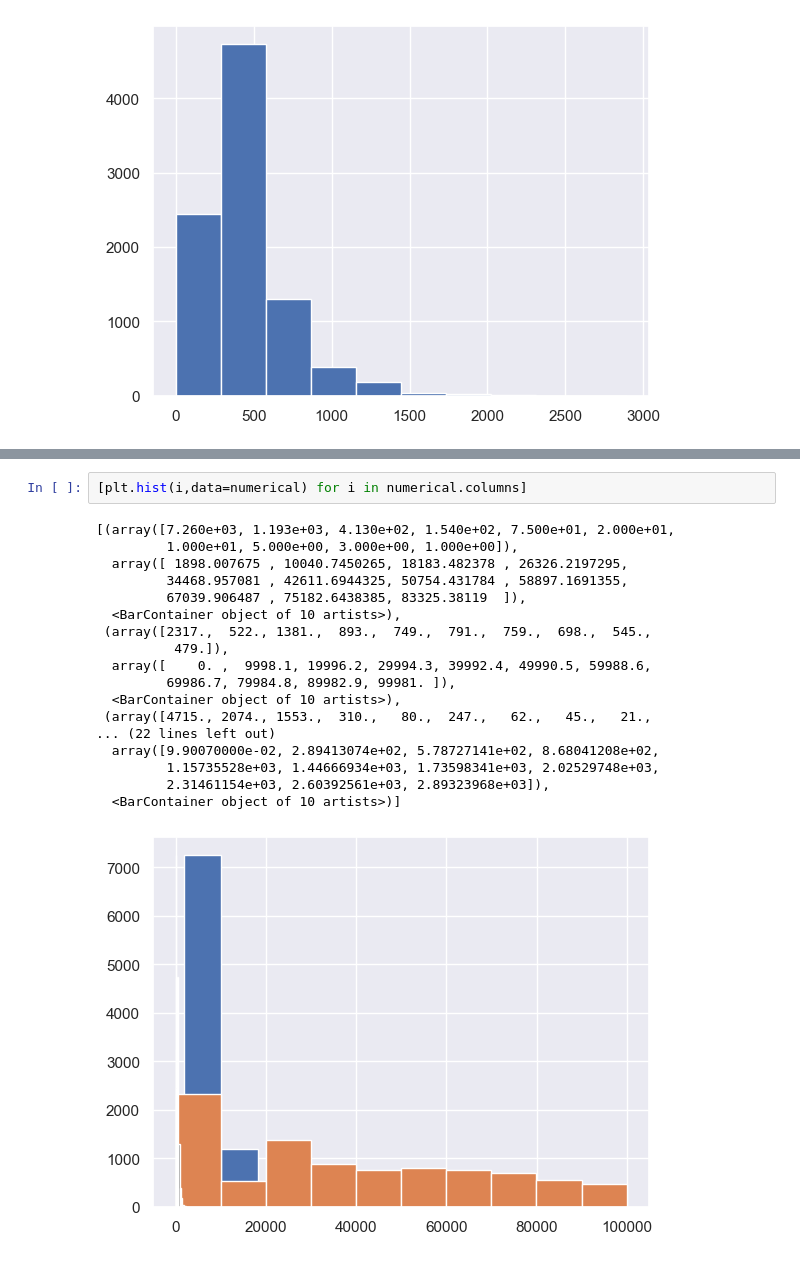
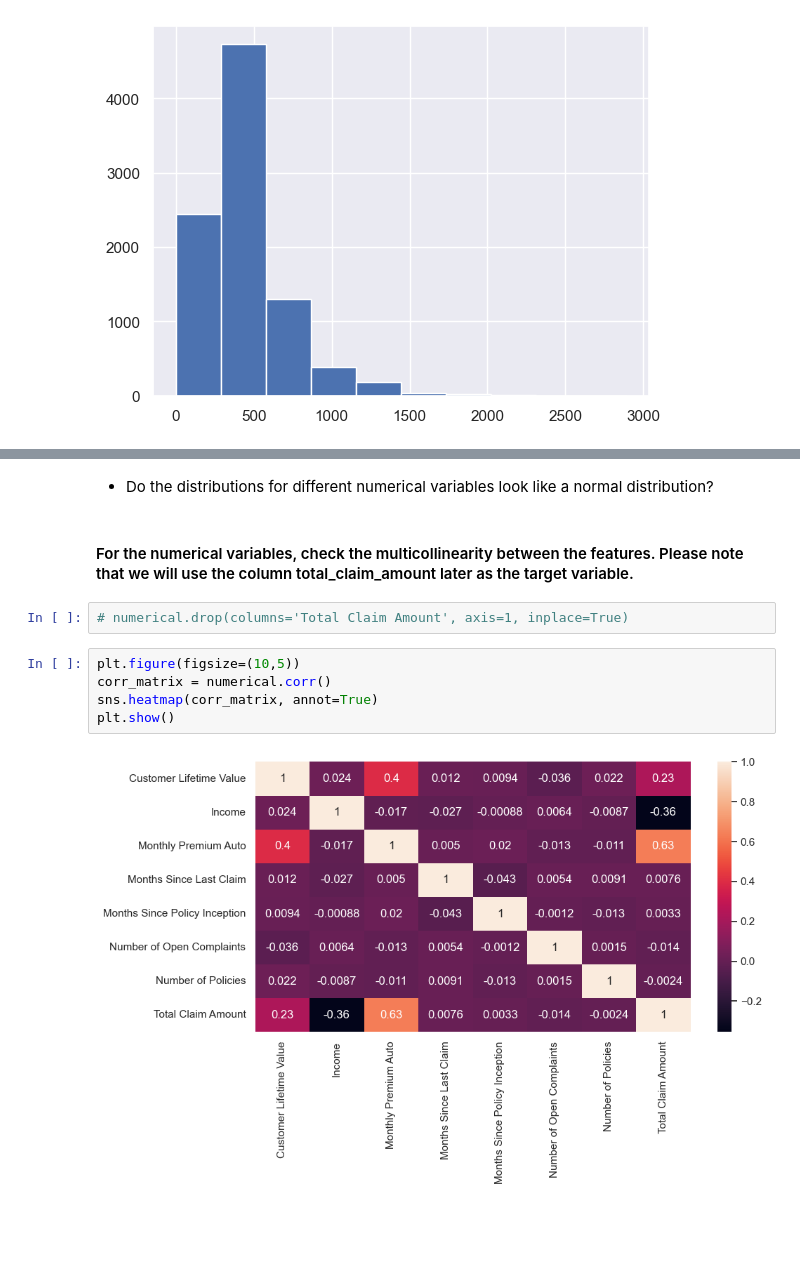
Before and after one commit to Jesus-Almansa/lab-customer-analysis-round-4, a Jupyter notebook: customer_analysis_round4.ipynb, the cells around one changed output, grey strips where cells are left out. Saved outputs shown, nothing was run; the diff lists cells and outputs as text; blank space fills up the shorter version.

```diff
--- a/customer_analysis_round4.ipynb
+++ b/customer_analysis_round4.ipynb
@@ -125,21 +127,13 @@ for i in numerical.columns:
-# %%
-[plt.hist(i,data=numerical) for i in numerical.columns]
-# %% [output]
-[(array([7.260e+03, 1.193e+03, 4.130e+02, 1.540e+02, 7.500e+01, 2.000e+01,
-         1.000e+01, 5.000e+00, 3.000e+00, 1.000e+00]),
-  array([ 1898.007675 , 10040.7450265, 18183.482378 , 26326.2197295,
-         34468.957081 , 42611.6944325, 50754.431784 , 58897.1691355,
-         67039.906487 , 75182.6438385, 83325.38119  ]),
-  <BarContainer object of 10 artists>),
- (array([2317.,  522., 1381.,  893.,  749.,  791.,  759.,  698.,  545.,
-          479.]),
-  array([    0. ,  9998.1, 19996.2, 29994.3, 39992.4, 49990.5, 59988.6,
-         69986.7, 79984.8, 89982.9, 99981. ]),
-  <BarContainer object of 10 artists>),
- (array([4715., 2074., 1553.,  310.,   80.,  247.,   62.,   45.,   21.,
-... (22 lines left out)
-  array([9.90070000e-02, 2.89413074e+02, 5.78727141e+02, 8.68041208e+02,
-         1.15735528e+03, 1.44666934e+03, 1.73598341e+03, 2.02529748e+03,
-         2.31461154e+03, 2.60392561e+03, 2.89323968e+03]),
-  <BarContainer object of 10 artists>)]
-[figure, removed]
+# %% [markdown]
++ Do the distributions for different numerical variables look like a normal distribution?
+# %% [markdown]
+#### For the numerical variables, check the multicollinearity between the features. Please note that we will use the column total_claim_amount later as the target variable.
+# %%
+# numerical.drop(columns='Total Claim Amount', axis=1, inplace=True)
+# %%
+plt.figure(figsize=(10,5))
+corr_matrix = numerical.corr()
+sns.heatmap(corr_matrix, annot=True)
+plt.show()
+# %% [output]
+[figure, added]
```
Also changed, not shown: parts of 3 cells of this notebook.
